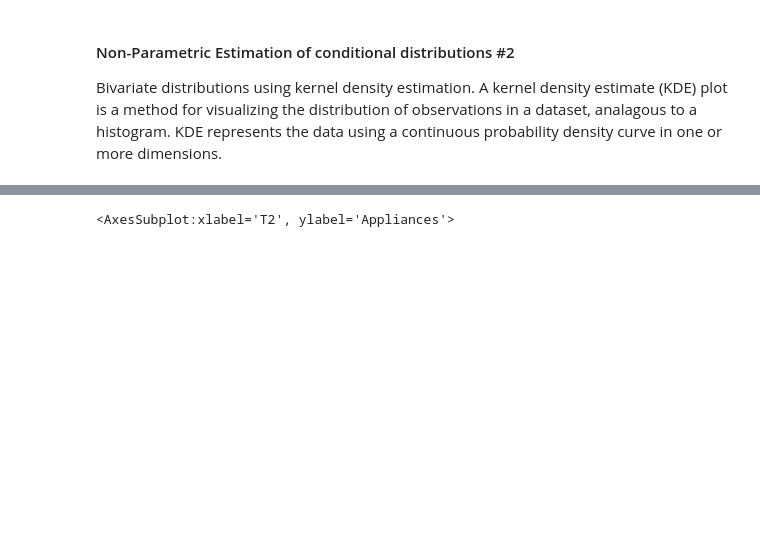
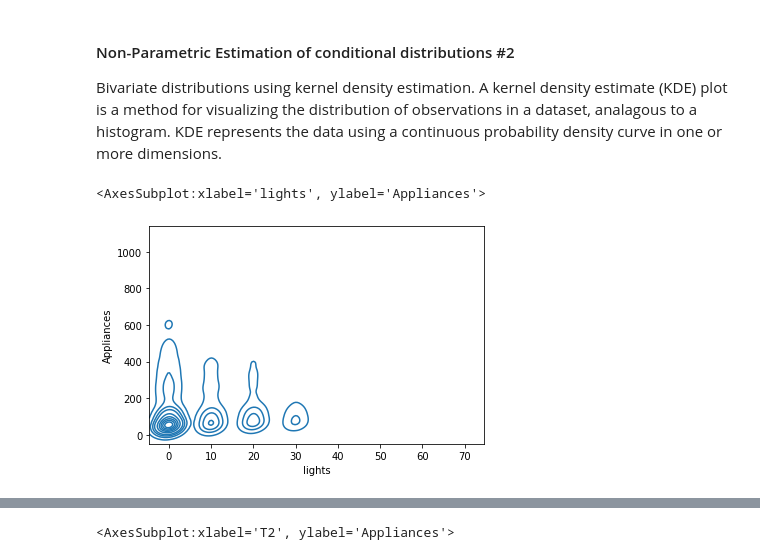
Before and after one commit to Nemat-Allah-Aloush/Multivariate_Data_Analysis, a Jupyter notebook: lab_02.ipynb, the cells around one changed output, grey strips where cells are left out. Drawn from its saved outputs; the diff is of its cells as text; code cells hidden in the pictures; blank space fills up the shorter version.

```diff
--- a/lab_02.ipynb
+++ b/lab_02.ipynb
@@ -110,3 +111,8 @@ g.map_lower(sns.kdeplot, levels=4, color=".2")
 #### Non-Parametric Estimation of conditional distributions #2
 Bivariate distributions using kernel density estimation.
 A kernel density estimate (KDE) plot is a method for visualizing the distribution of observations in a dataset, analagous to a histogram. KDE represents the data using a continuous probability density curve in one or more dimensions.
+# %%
+sns.kdeplot(data=df_sample_colomn_energydata[df_sample_colomn_energydata.columns], x= 'lights',y='Appliances')
+# %% [output]
+<AxesSubplot:xlabel='lights', ylabel='Appliances'>
+[figure, added]
```
Also changed, not shown: parts of 2 cells of this notebook.
